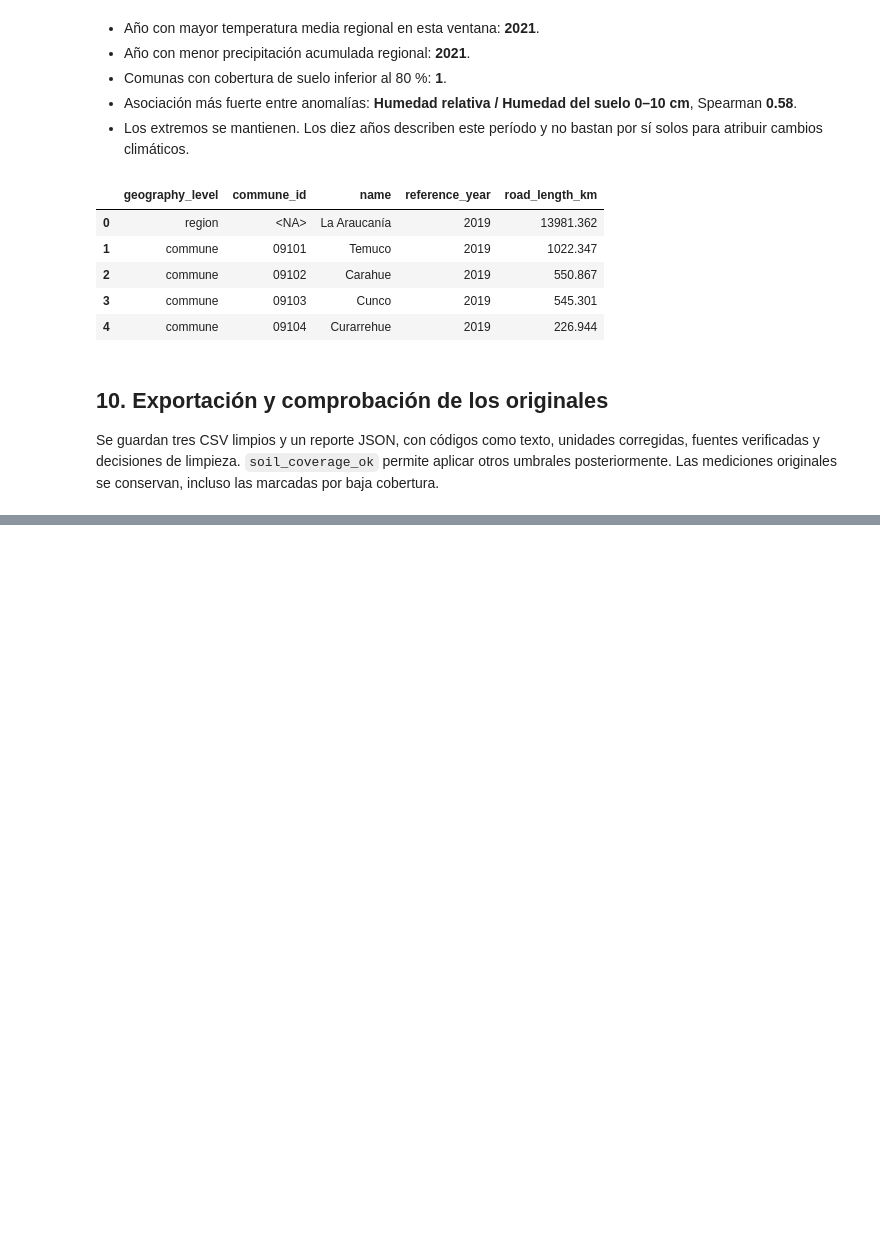
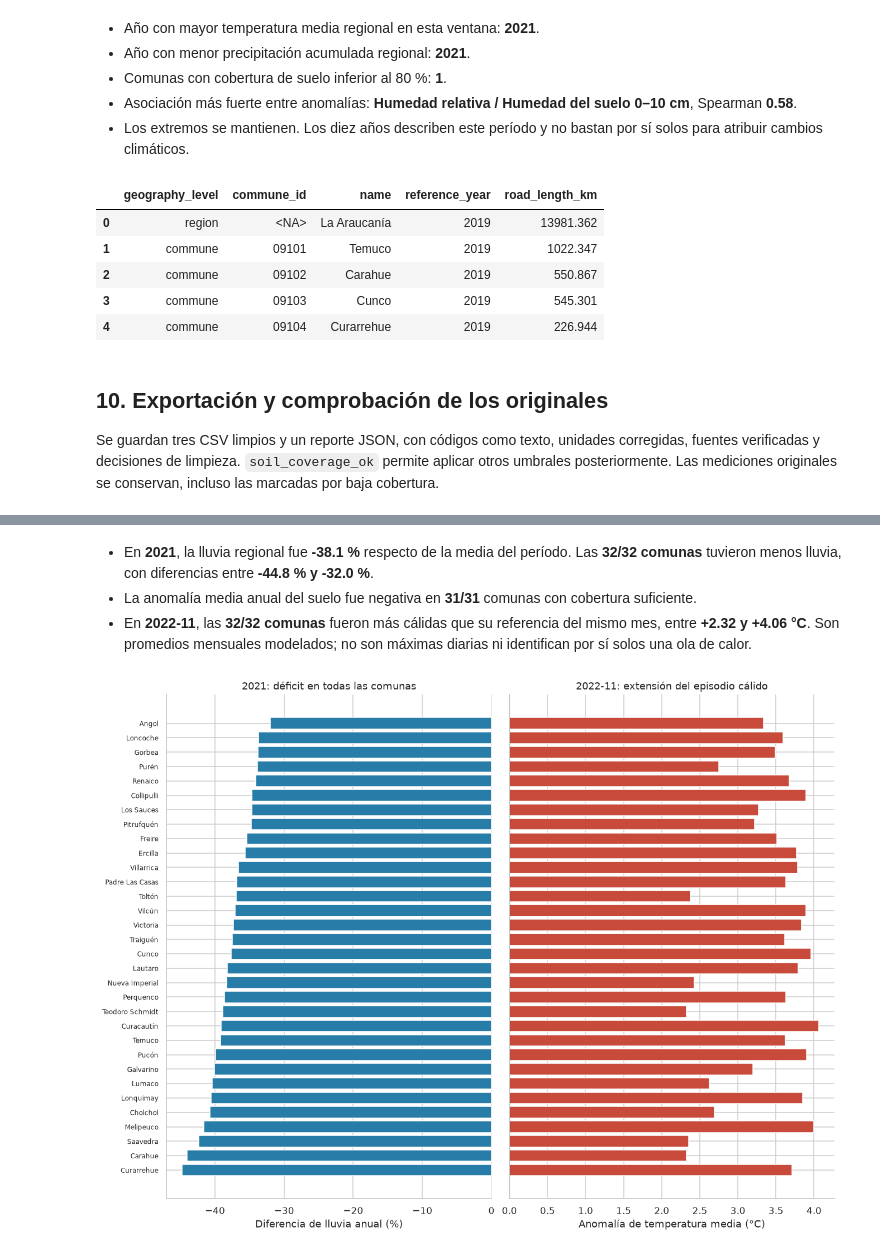
Before and after one commit to eziocard/DeHecho, a Jupyter notebook: analisis.ipynb, the cells around one changed output, grey strips where cells are left out. Drawn from its saved outputs; the diff is of its cells as text; code cells hidden in the pictures; blank space fills up the shorter version.

```diff
--- a/analisis.ipynb
+++ b/analisis.ipynb
@@ -479,0 +596,44 @@ Originales intactos. Cuatro archivos de salida en: datos_mensuales_2014_2023\lim
+# %%
+commune_columns = [T, P, S]
+commune_anomalies = communal_eda[['month', 'commune_id', 'commune_name']].copy()
+commune_anomalies[commune_columns] = (
+    communal_eda[commune_columns]
+    - communal_eda.groupby(['commune_id', communal_eda.month.dt.month])[commune_columns].transform('mean')
+)
+annual_rain_commune = communal_eda.groupby(['commune_id', communal_eda.month.dt.year])[P].sum().unstack()
+case_year = int(annual.precipitation_total_mm.idxmin())
+case_month = anomalies[T].idxmax()
+rain_difference = (annual_rain_commune[case_year] / annual_rain_commune.mean(axis=1) - 1) * 100
+names = communal_eda.drop_duplicates('commune_id').set_index('commune_id').commune_name
+spatial_cases = pd.DataFrame({'commune_name': names, 'rain_difference_pct': rain_difference})
+temperature_case = commune_anomalies.loc[commune_anomalies.month.eq(case_month)].set_index('commune_id')[T]
+spatial_cases['temperature_anomaly_c'] = temperature_case
+soil_case = commune_anomalies.loc[commune_anomalies.month.dt.year.eq(case_year)].groupby('commune_id')[S].mean()
+spatial_cases['soil_year_mean_anomaly_kgm2'] = soil_case
+spatial_cases = spatial_cases.sort_values('rain_difference_pct')
+regional_rain_difference = float((annual.loc[case_year, 'precipitation_total_mm'] / annual.precipitation_total_mm.mean() - 1) * 100)
+display(Markdown(
+    f"- En **{case_year}**, la lluvia regional fue **{regional_rain_difference:.1f} %** respecto de la media del período. "
+    f"Las **{int(spatial_cases.rain_difference_pct.lt(0).sum())}/{len(spatial_cases)} comunas** tuvieron menos lluvia, "
+    f"con diferencias entre **{rain_difference.min():.1f} % y {rain_difference.max():.1f} %**.\n"
+    f"- La anomalía media anual del suelo fue negativa en **{int(soil_case.lt(0).sum())}/{int(soil_case.notna().sum())}** comunas con cobertura suficiente.\n"
+    f"- En **{case_month:%Y-%m}**, las **{int(temperature_case.gt(0).sum())}/{temperature_case.notna().sum()} comunas** fueron más cálidas "
+    f"que su referencia del mismo mes, entre **+{temperature_case.min():.2f} y +{temperature_case.max():.2f} °C**. "
+    'Son promedios mensuales modelados; no son máximas diarias ni identifican por sí solos una ola de calor.'
+))
+fig, axes = plt.subplots(1, 2, figsize=(12, 9), sharey=True, constrained_layout=True)
+y = np.arange(len(spatial_cases))
+axes[0].barh(y, spatial_cases.rain_difference_pct, color='#277DA8')
+axes[1].barh(y, spatial_cases.temperature_anomaly_c, color='#C74A3A')
+axes[0].set(yticks=y, yticklabels=spatial_cases.commune_name, xlabel='Diferencia de lluvia anual (%)',
+            title=f'{case_year}: déficit en todas las comunas')
+axes[1].set(xlabel='Anomalía de temperatura media (°C)', title=f'{case_month:%Y-%m}: extensión del episodio cálido')
+for ax in axes:
+    ax.axvline(0, color='black', linewidth=.7)
+    ax.tick_params(axis='y', labelsize=8)
+plt.show()
+# %% [output]
+- En **2021**, la lluvia regional fue **-38.1 %** respecto de la media del período. Las **32/32 comunas** tuvieron menos lluvia, con diferencias entre **-44.8 % y -32.0 %**.
+- La anomalía media anual del suelo fue negativa en **31/31** comunas con cobertura suficiente.
+- En **2022-11**, las **32/32 comunas** fueron más cálidas que su referencia del mismo mes, entre **+2.32 y +4.06 °C**. Son promedios mensuales modelados; no son máximas diarias ni identifican por sí solos una ola de calor.
+[figure, added]
```
Also changed, not shown: parts of 44 cells of this notebook, 8 other files.
